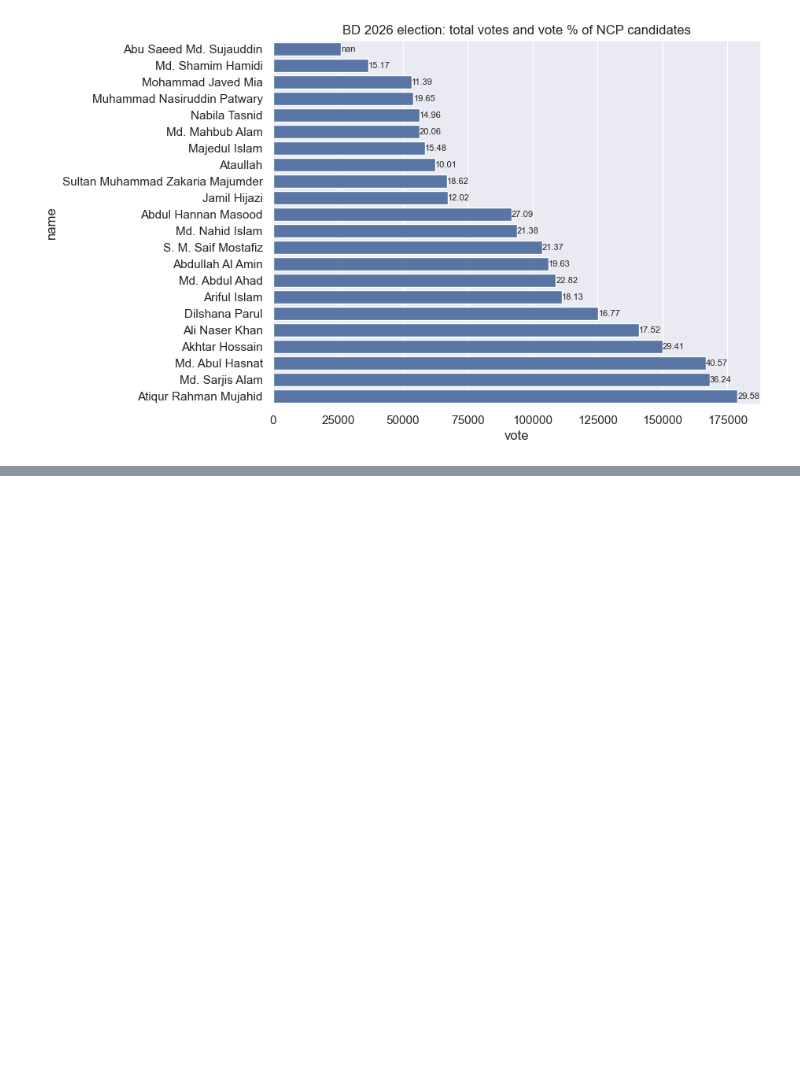
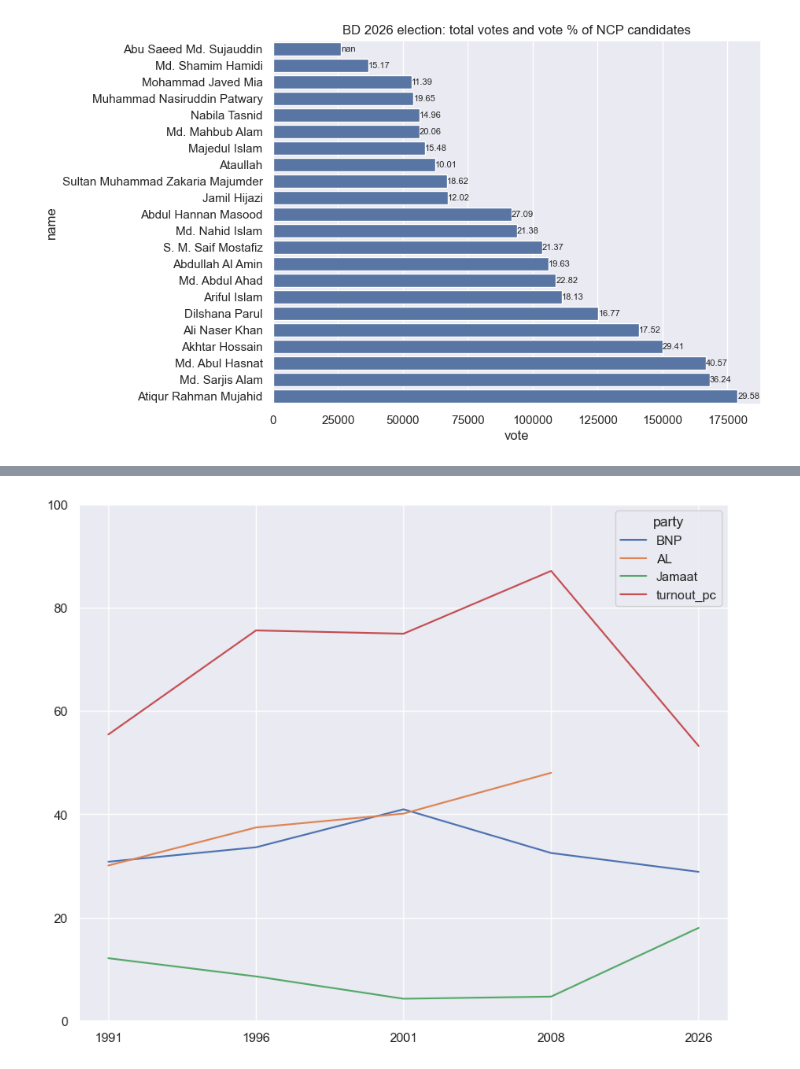
Before and after one commit to muhallilahnaf/bd-elections-eda, a Jupyter notebook: election_2026_party_district_analysis.ipynb, the cells around one changed output, grey strips where cells are left out. Saved outputs shown, nothing was run; the diff lists cells and outputs as text; code cells hidden in the pictures; blank space fills up the shorter version.

```diff
--- a/election_2026_party_district_analysis.ipynb
+++ b/election_2026_party_district_analysis.ipynb
@@ -144,0 +188,6 @@ fig.savefig('fig/election_2026_ncp_candidates',bbox_inches='tight')
+# %%
+dfss = df.groupby('seat').agg({'vote': 'sum', 'voters': 'first'})
+total_vote_2026 = dfss.vote.sum()
+total_voter_2026 = dfss.voters.sum()
+turnout_2026 = round(total_vote_2026 / total_voter_2026 * 100, 2)
+print(turnout_2026)
@@ -144,0 +196,3 @@ fig.savefig('fig/election_2026_ncp_candidates',bbox_inches='tight')
+# %%
+turnout = dfs.turnout_pc.tolist() + [turnout_2026]
+turnout
@@ -144,0 +201,8 @@ fig.savefig('fig/election_2026_ncp_candidates',bbox_inches='tight')
+# %%
+bigp = ['BNP', 'AL', 'Jamaat']
+# %%
+dfpm = pd.concat([dfp, dfpp])
+dfpm = dfpm[dfpm.party.isin(bigp)]
+dfpm_pivot = dfpm.pivot(index='year', columns='party', values='votes_pc').reset_index()
+dfpm_pivot['turnout_pc'] = turnout
+dfpm_pivot.head()
@@ -144,0 +216,12 @@ fig.savefig('fig/election_2026_ncp_candidates',bbox_inches='tight')
+# %%
+# plot line chart
+dfpm_pivot.year = dfpm_pivot.year.map(str)
+
+fig, ax = plt.subplots(figsize=(10, 8))
+dfpm_pivot.plot.line(ax=ax, y=bigp)
+dfpm_pivot.plot.line(y='turnout_pc', ax=ax)
+ax.set_xticks(ticks=range(len(dfpm_pivot.index)), labels=dfpm_pivot.year.tolist())
+ax.set_ylim([0, 100])
+fig.savefig('fig/election_2026_bigp_votepc_turnout',bbox_inches='tight')
+# %% [output]
+[figure, added]
```
Also changed, not shown: parts of 7 cells of this notebook, 4 other files.
